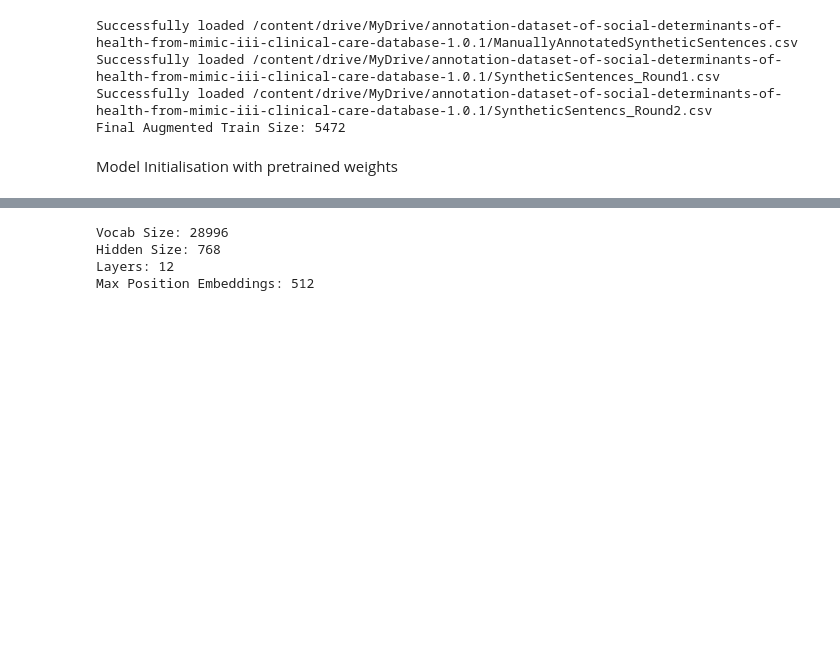
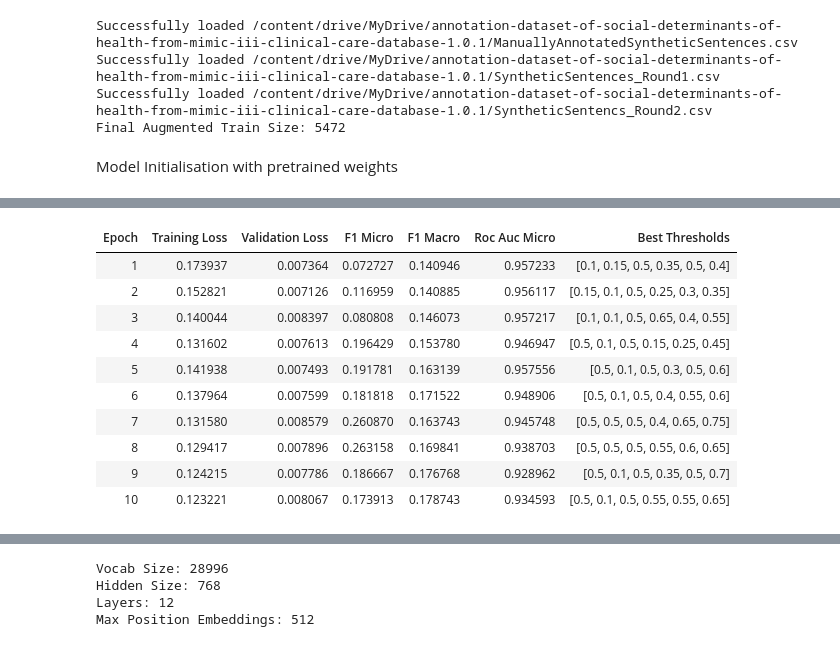
Before and after one commit to AnooshVenkat/BioClinicalBERT, a Jupyter notebook: BioClinicalBERT.ipynb, the cells around one changed output, grey strips where cells are left out. Drawn from its saved outputs; the diff is of its cells as text; code cells hidden in the pictures; blank space fills up the shorter version.

```diff
--- a/BioClinicalBERT.ipynb
+++ b/BioClinicalBERT.ipynb
@@ -323,0 +198,87 @@ Find logs at: ./wandb/run-20251216_231913-qovk5x73/logs
+# %%
+import numpy as np
+from sklearn.metrics import f1_score, roc_auc_score
+import torch
+
+def compute_metrics_per_label(eval_pred):
+    logits, labels = eval_pred
+    probs = 1 / (1 + np.exp(-logits))
+
+    best_thresholds = []
+    final_preds = np.zeros(probs.shape)
+
+    for i in range(labels.shape[1]):
+        best_f1 = 0
+        best_thresh = 0.5
+        for thresh in np.arange(0.1, 0.9, 0.05):
+            current_preds = (probs[:, i] > thresh).astype(int)
+            current_f1 = f1_score(labels[:, i], current_preds, zero_division=0)
+            if current_f1 > best_f1:
+                best_f1 = current_f1
+                best_thresh = thresh
+
+        best_thresholds.append(round(float(best_thresh), 3))
+        final_preds[:, i] = (probs[:, i] > best_thresh).astype(int)
+
+    f1_micro = f1_score(labels, final_preds, average='micro', zero_division=0)
+    f1_macro = f1_score(labels, final_preds, average='macro', zero_division=0)
+    roc_auc_micro = roc_auc_score(labels, probs, average='micro')
+
+    return {
+        'f1_micro': f1_micro,
+        'f1_macro': f1_macro,
+        'roc_auc_micro': roc_auc_micro,
+        'best_thresholds': str(best_thresholds)
+    }
+
+class ASLTrainer(Trainer):
+    def compute_loss(self, model, inputs, return_outputs=False, **kwargs):
+        labels = inputs.pop("labels")
+        outputs = model(**inputs)
+        logits = outputs.get('logits')
+
+        probs = torch.sigmoid(logits)
+
+        loss_pos = labels * torch.log(probs + 1e-8)
+        loss_neg = (1 - labels) * torch.log(1 - probs + 1e-8) * (probs ** 2)
+
+        loss = -(loss_pos + loss_neg).mean()
+
+        return (loss, outputs) if return_outputs else loss
+
+training_args = TrainingArguments(
+    output_dir='./results_adverse_sdoh_aug',
+    num_train_epochs=10,
+    per_device_train_batch_size=16,
+    gradient_accumulation_steps=2,
+    per_device_eval_batch_size=16,
+    learning_rate=2e-5,
+    weight_decay=0.01,
+    logging_dir='./logs_adverse_sdoh_aug',
+    logging_strategy="epoch",
+    eval_strategy="epoch",
+    save_strategy="epoch",
+    load_best_model_at_end=True,
+    metric_for_best_model="f1_micro",
+    save_total_limit=1,
+    report_to="wandb"
+)
+
+trainer = ASLTrainer(
+    model=model,
+    args=training_args,
+    train_dataset=train_dataset_tokenized,
+    eval_dataset=val_dataset_tokenized,
+    compute_metrics=compute_metrics_per_label,
+    callbacks=[EarlyStoppingCallback(early_stopping_patience=3)]
+)
+
+trainer.train()
+
+test_results = trainer.evaluate(test_dataset_tokenized)
+print(f"\n--- Final Test Results ---")
+print(f"Micro F1-Score: {test_results['eval_f1_micro']:.4f}")
+print(f"Macro F1-Score: {test_results['eval_f1_macro']:.4f}")
+print(f"Micro ROC-AUC:  {test_results['eval_roc_auc_micro']:.4f}")
+print(f"Thresholds:     {test_results['eval_best_thresholds']}")
+# %% [output]
@@ -323,0 +287,11 @@ Find logs at: ./wandb/run-20251216_231913-qovk5x73/logs
+| Epoch | Training Loss | Validation Loss | F1 Micro | F1 Macro | Roc Auc Micro | Best Thresholds |
+| 1 | 0.173937 | 0.007364 | 0.072727 | 0.140946 | 0.957233 | [0.1, 0.15, 0.5, 0.35, 0.5, 0.4] |
+| 2 | 0.152821 | 0.007126 | 0.116959 | 0.140885 | 0.956117 | [0.15, 0.1, 0.5, 0.25, 0.3, 0.35] |
+| 3 | 0.140044 | 0.008397 | 0.080808 | 0.146073 | 0.957217 | [0.1, 0.1, 0.5, 0.65, 0.4, 0.55] |
+| 4 | 0.131602 | 0.007613 | 0.196429 | 0.153780 | 0.946947 | [0.5, 0.1, 0.5, 0.15, 0.25, 0.45] |
+| 5 | 0.141938 | 0.007493 | 0.191781 | 0.163139 | 0.957556 | [0.5, 0.1, 0.5, 0.3, 0.5, 0.6] |
+| 6 | 0.137964 | 0.007599 | 0.181818 | 0.171522 | 0.948906 | [0.5, 0.1, 0.5, 0.4, 0.55, 0.6] |
+| 7 | 0.131580 | 0.008579 | 0.260870 | 0.163743 | 0.945748 | [0.5, 0.5, 0.5, 0.4, 0.65, 0.75] |
+| 8 | 0.129417 | 0.007896 | 0.263158 | 0.169841 | 0.938703 | [0.5, 0.5, 0.5, 0.55, 0.6, 0.65] |
+| 9 | 0.124215 | 0.007786 | 0.186667 | 0.176768 | 0.928962 | [0.5, 0.1, 0.5, 0.35, 0.5, 0.7] |
+| 10 | 0.123221 | 0.008067 | 0.173913 | 0.178743 | 0.934593 | [0.5, 0.1, 0.5, 0.55, 0.55, 0.65] |
```
Also changed, not shown: parts of 13 cells of this notebook.
